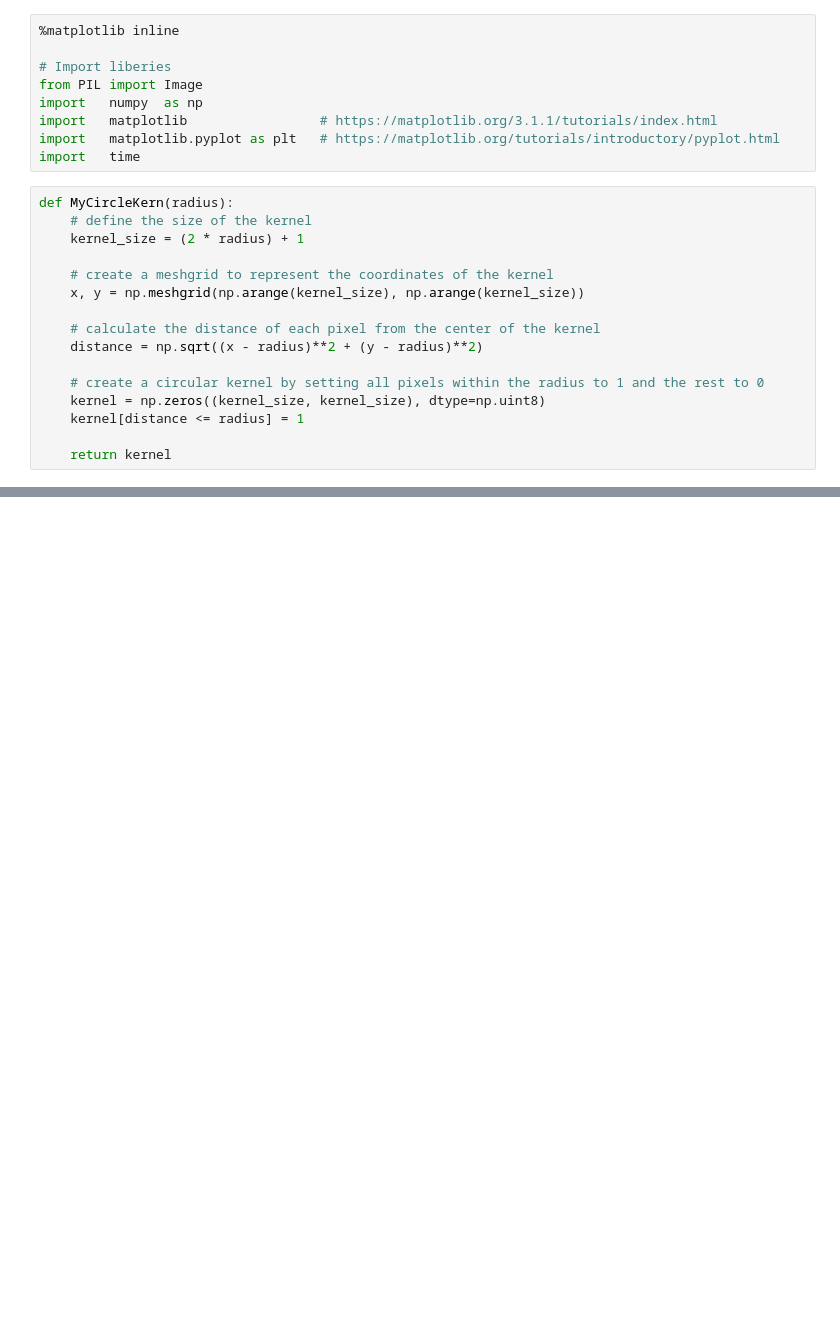
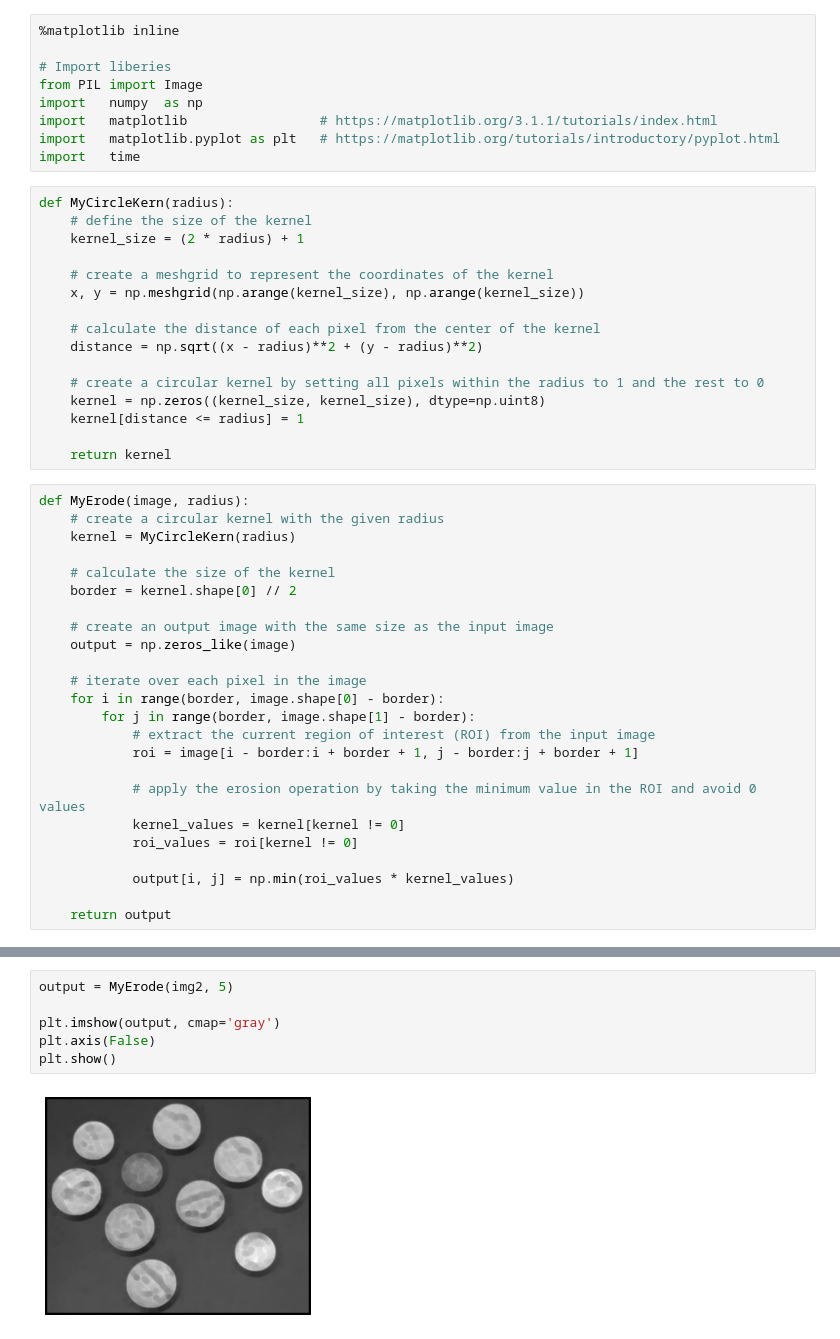
Before and after one commit to trungvt138/MMP, a Jupyter notebook: MMP1/NichtLinearFilter.ipynb, the cells around one changed output, grey strips where cells are left out. Cells and saved outputs as stored; diff of their text form; blank space fills up the shorter version.

```diff
--- a/MMP1/NichtLinearFilter.ipynb
+++ b/MMP1/NichtLinearFilter.ipynb
@@ -23,3 +23,27 @@ def MyCircleKern(radius):
     kernel[distance <= radius] = 1
 
     return kernel
+# %%
+def MyErode(image, radius):
+    # create a circular kernel with the given radius
+    kernel = MyCircleKern(radius)
+
+    # calculate the size of the kernel
+    border = kernel.shape[0] // 2
+
+    # create an output image with the same size as the input image
+    output = np.zeros_like(image)
+
+    # iterate over each pixel in the image
+    for i in range(border, image.shape[0] - border):
+        for j in range(border, image.shape[1] - border):
+            # extract the current region of interest (ROI) from the input image
+            roi = image[i - border:i + border + 1, j - border:j + border + 1]
+
+            # apply the erosion operation by taking the minimum value in the ROI and avoid 0 values
+            kernel_values = kernel[kernel != 0]
+            roi_values = roi[kernel != 0]
+
+            output[i, j] = np.min(roi_values * kernel_values)
+
+    return output
@@ -26 +56,9 @@ def MyCircleKern(radius):
+# %%
+output = MyErode(img2, 5)
+
+plt.imshow(output, cmap='gray')
+plt.axis(False)
+plt.show()
+# %% [output]
+[figure, added]
 # %%
```
Also changed, not shown: parts of 11 cells of this notebook, 1 other file.
